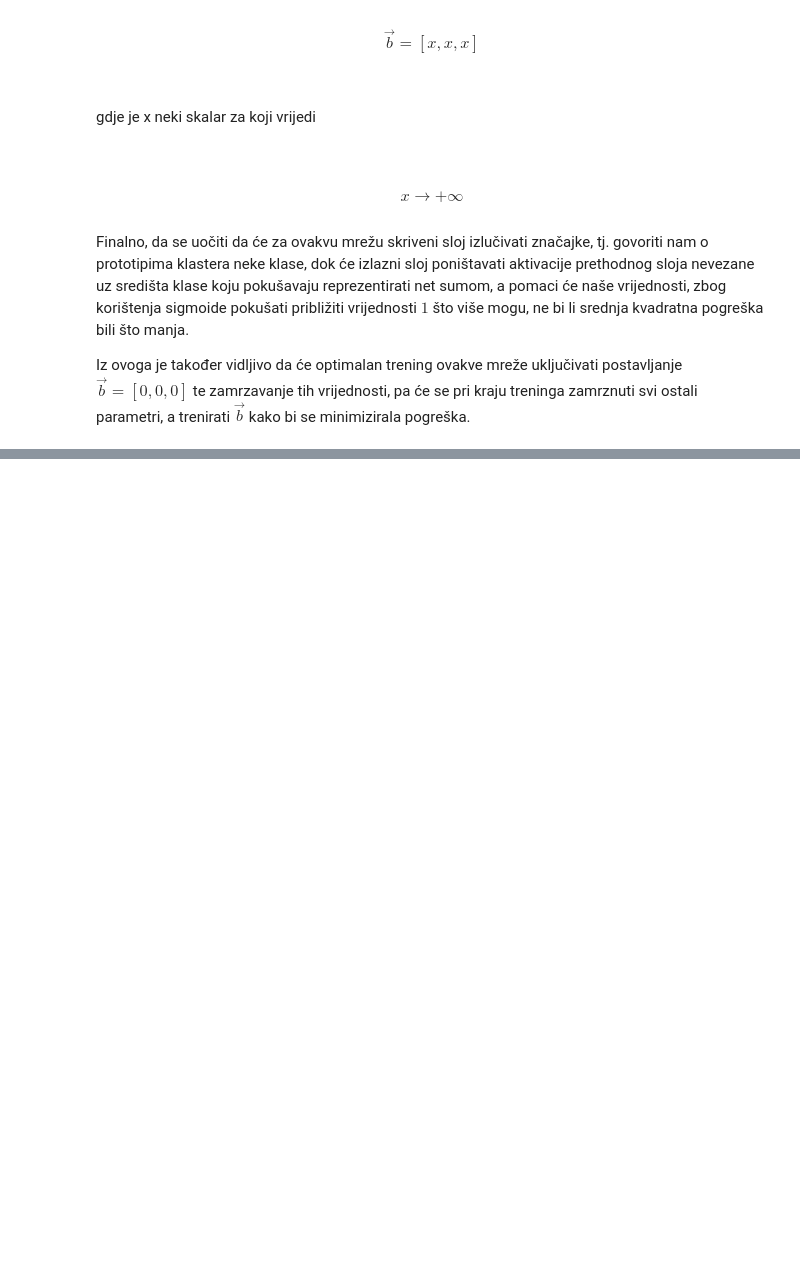
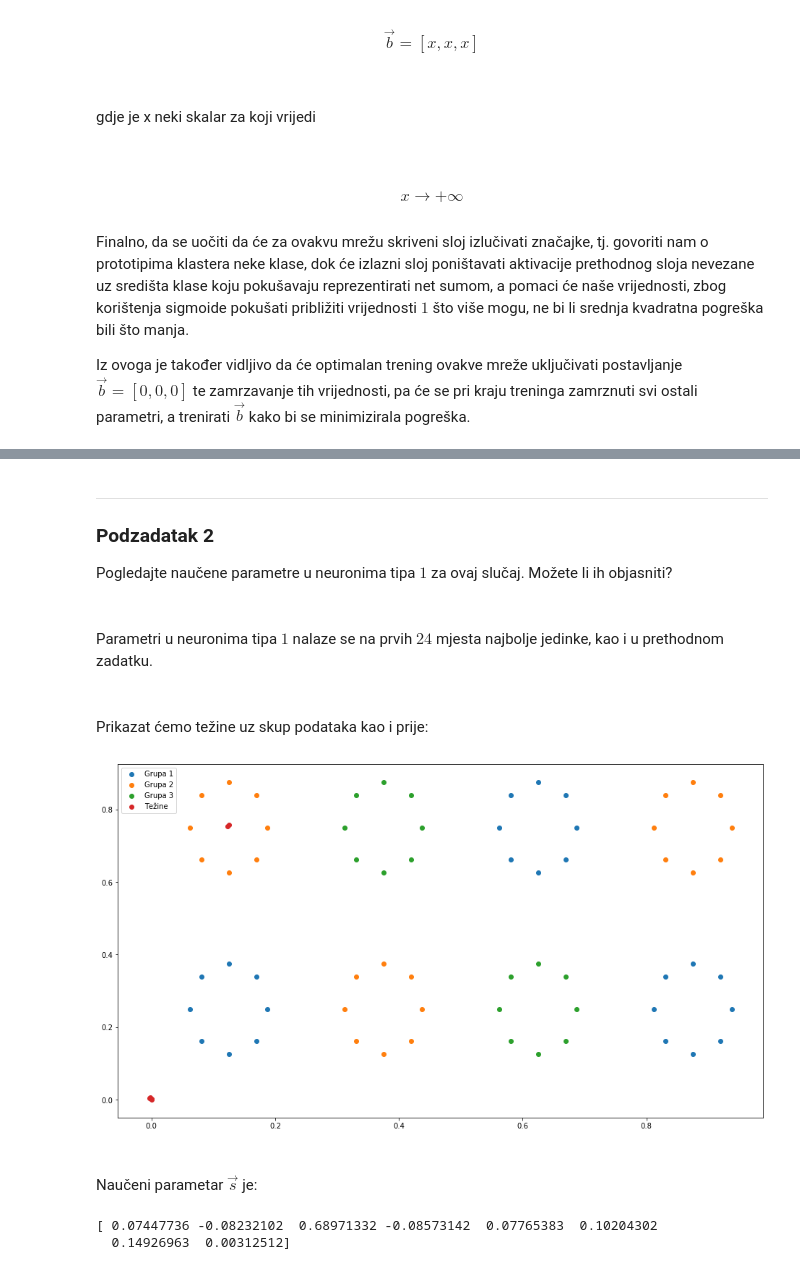
Before and after one commit to Yalfoosh/NENR, a Jupyter notebook: DZ/DZ7/DZ7.ipynb, the cells around one changed output, grey strips where cells are left out. Cells and saved outputs as stored; diff of their text form; code cells hidden in the pictures; blank space fills up the shorter version.

```diff
--- a/DZ/DZ7/DZ7.ipynb
+++ b/DZ/DZ7/DZ7.ipynb
@@ -154,0 +419,9 @@ Iz ovoga je također vidljivo da će optimalan trening ovakve mreže uključivat
+# %%
+task_5_population_count = civilization.variable.Constant(20)
+task_5_epochs = 100000
+task_5_verbose = 1
+# %%
+task_5_model = GeneticNN(sizes=(2, 8, 4, 3),
+                         selection_strategy=selection_strategy,
+                         cross_strategy=cross_strategy,
+                         mutation_strategy=mutation_strategy)
@@ -154,0 +451,6 @@ Iz ovoga je također vidljivo da će optimalan trening ovakve mreže uključivat
+# %%
+task_5_best = task_5_model.fit(population_count=task_5_population_count,
+                               epochs=task_5_epochs,
+                               verbose=task_5_verbose)
+
+print(f"Najbolji primjerak ima gubitak {task_5_best[0]:.06f}.")
@@ -154,0 +469,41 @@ Iz ovoga je također vidljivo da će optimalan trening ovakve mreže uključivat
+# %% [markdown]
+---
+
+### Podzadatak 2
+
+Pogledajte naučene parametre u neuronima tipa $1$ za ovaj slučaj. Možete li ih objasniti?
+# %% [markdown]
+<br>
+
+Parametri u neuronima tipa $1$ nalaze se na prvih $24$ mjesta najbolje jedinke, kao i u prethodnom zadatku.
+# %%
+task_5_distance_params = task_5_best[1][:24]
+
+task_5_distance_weights = task_5_distance_params[:16]
+task_5_distance_scale = task_5_distance_params[16:]
+# %% [markdown]
+<br>
+
+Prikazat ćemo težine uz skup podataka kao i prije:
+# %%
+plt.figure(figsize=(16, 9))
+
+for i, group in enumerate(scatter_x):
+    plt.scatter(*zip(*group), label=f"Grupa {i + 1}")
+    plt.legend()
+
+task_5_weight_points = list(zip(*np.array(task_5_distance_weights).reshape(2, -1).T))
+
+plt.scatter(*task_5_weight_points, label=f"Težine")
+plt.legend();
+# %% [output]
+[figure, added]
+# %% [markdown]
+<br>
+
+Naučeni parametar $\vec{s}$ je:
+# %%
+print(task_5_distance_scale)
+# %% [output]
+[ 0.07447736 -0.08232102  0.68971332 -0.08573142  0.07765383  0.10204302
+  0.14926963  0.00312512]
```
Also changed, not shown: parts of 59 cells of this notebook, 3 other files.
